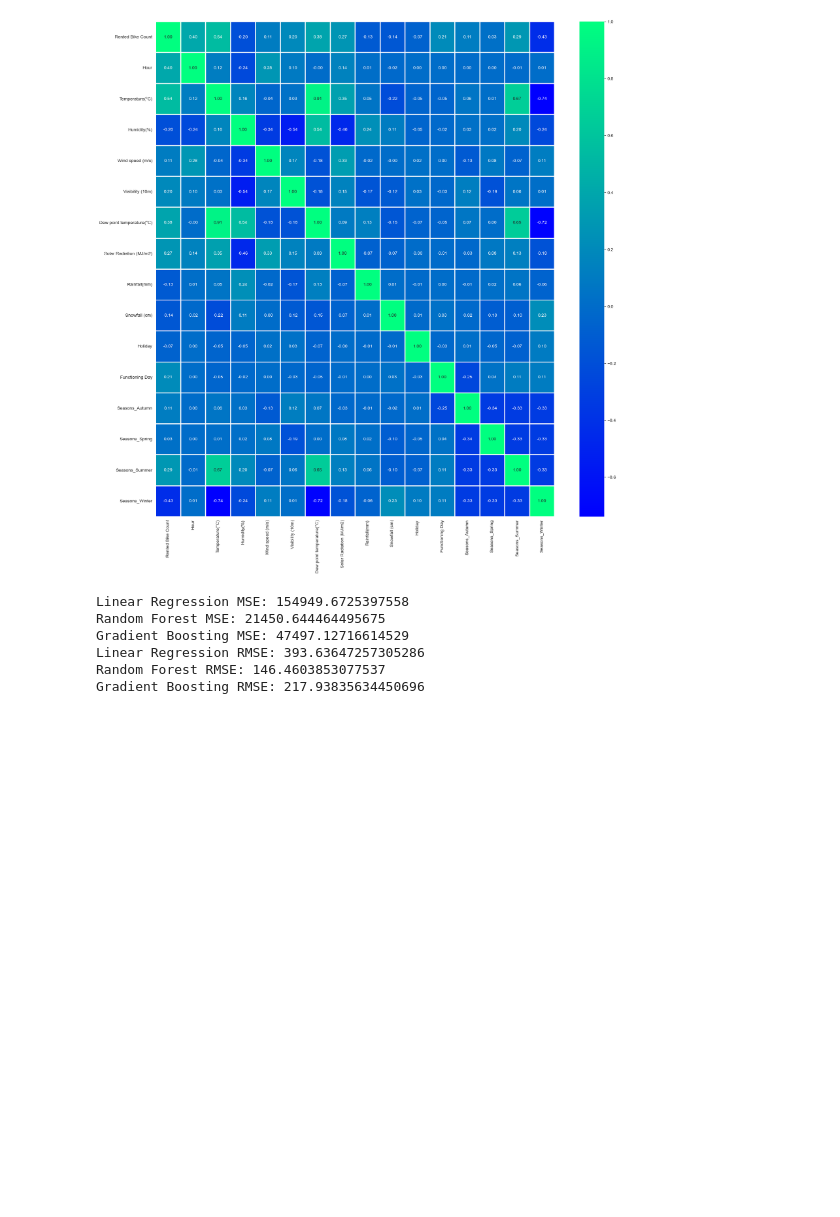
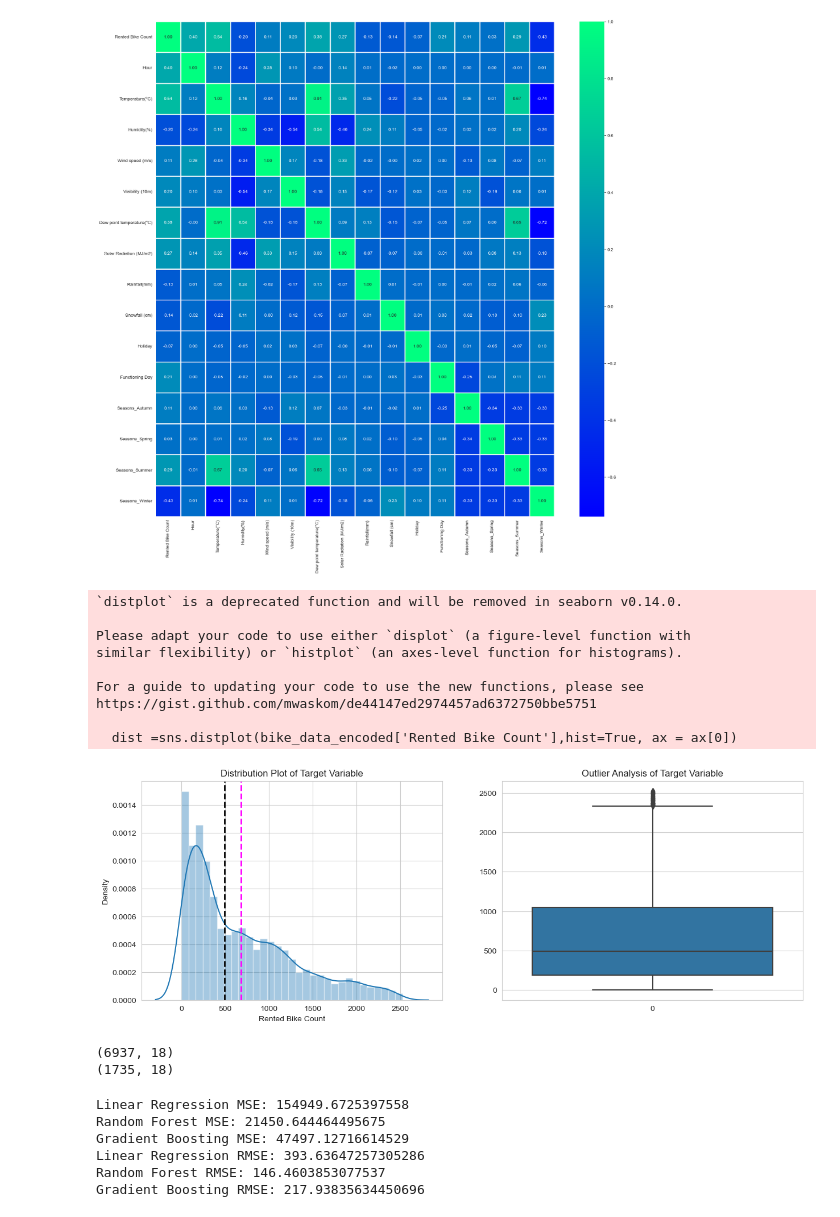
Before and after one commit to senaoz/49Y, a Jupyter notebook: TermProject/main.ipynb, the cells around one changed output. Cells and saved outputs as stored; diff of their text form; code cells hidden in the pictures; blank space fills up the shorter version.

```diff
--- a/TermProject/main.ipynb
+++ b/TermProject/main.ipynb
@@ -201,3 +191,42 @@ sns.heatmap(bike_data.corr(), annot=True, fmt='.2f', linewidths=2, cmap='winter'
 plt.show()
 # %% [output]
 [figure]
+# %%
+fig, ax = plt.subplots(1,2 , figsize = (15,5))
+
+# Distribution plot of Rented Bike Count
+dist =sns.distplot(bike_data_encoded['Rented Bike Count'],hist=True, ax = ax[0])
+dist.set(xlabel = 'Rented Bike Count', ylabel ='Density', title = 'Distribution Plot of Target Variable')
+
+# mean line
+dist.axvline(bike_data_encoded['Rented Bike Count'].mean(), color='magenta', linestyle='dashed', linewidth=2)
+
+# median line
+dist.axvline(bike_data_encoded['Rented Bike Count'].median(), color='black', linestyle='dashed', linewidth=2)
+
+# Boxplot
+box = sns.boxplot(bike_data_encoded['Rented Bike Count'], ax= ax[1])
+box.set(title = 'Outlier Analysis of Target Variable')
+plt.show()
+# %% [output]
+`distplot` is a deprecated function and will be removed in seaborn v0.14.0.
+
+Please adapt your code to use either `displot` (a figure-level function with
+similar flexibility) or `histplot` (an axes-level function for histograms).
+
+For a guide to updating your code to use the new functions, please see
+https://gist.github.com/mwaskom/de44147ed2974457ad6372750bbe5751
+
+  dist =sns.distplot(bike_data_encoded['Rented Bike Count'],hist=True, ax = ax[0])
+[figure, added]
+# %%
+# Splitting the dataset
+X = bike_data_encoded.drop(['Rented Bike Count', 'Date'], axis=1)
+y = bike_data_encoded['Rented Bike Count']
+X_train, X_test, y_train, y_test = train_test_split(X, y, test_size=0.2, random_state=42)
+
+print(X_train.shape)
+print(X_test.shape)
+# %% [output]
+(6937, 18)
+(1735, 18)
```
Also changed, not shown: parts of 2 cells of this notebook, 1 other file.
